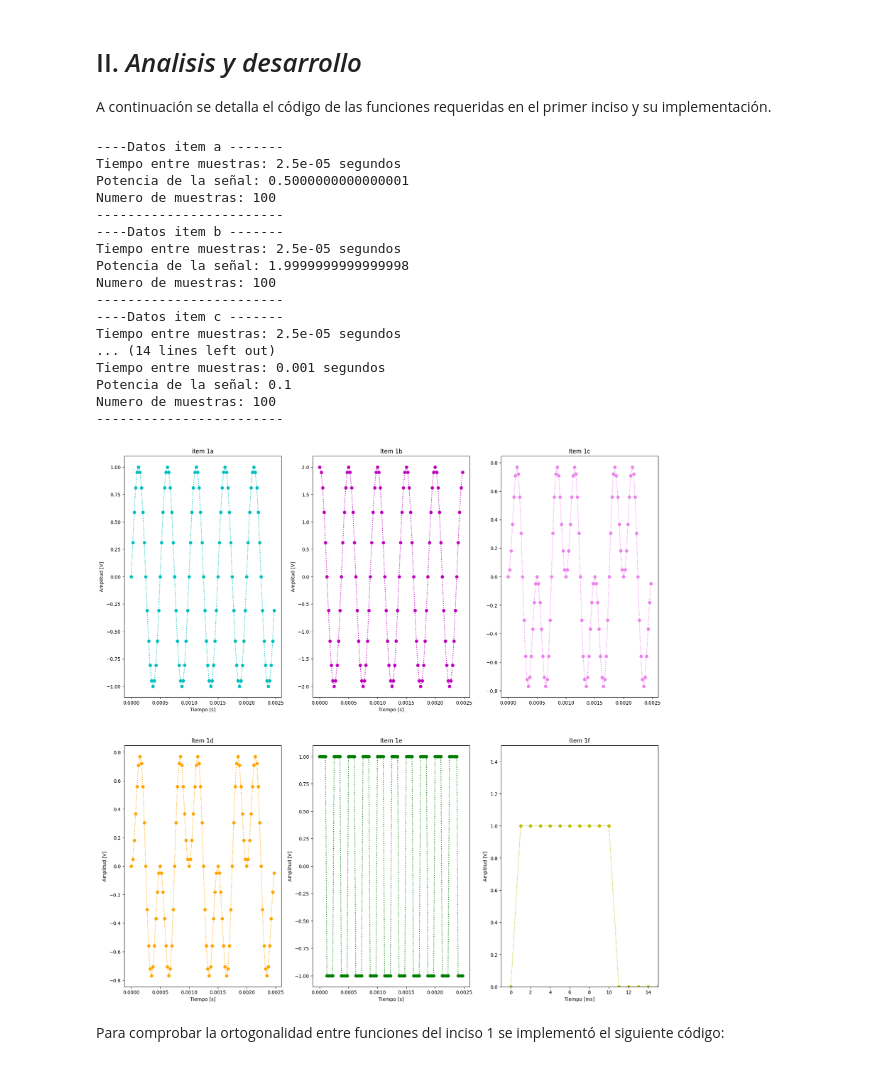
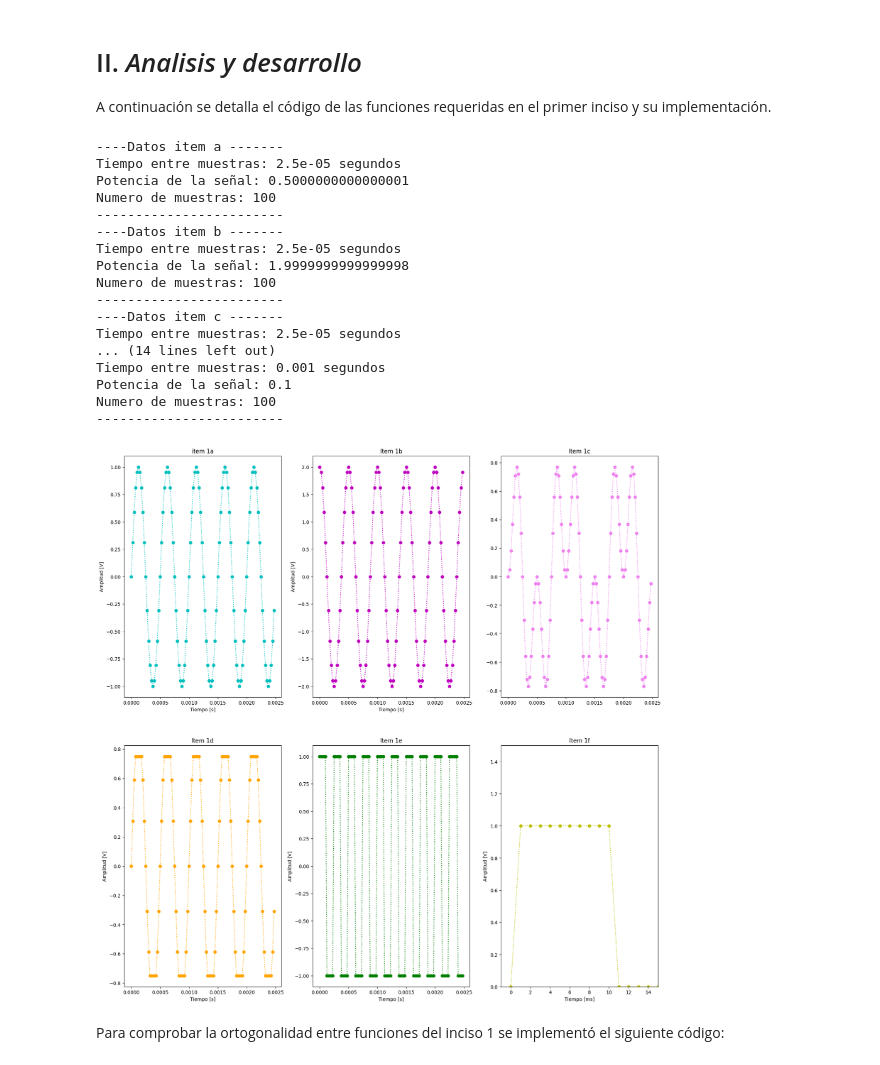
Before and after one commit to LolaPampin07/APS, a Jupyter notebook: TP1 sintesis de senales/_TS1-Síntesis de señales.ipynb, the cells around one changed output. Cells and saved outputs as stored; diff of their text form; code cells hidden in the pictures.

```diff
--- a/TP1 sintesis de senales/_TS1-Síntesis de señales.ipynb
+++ b/TP1 sintesis de senales/_TS1-Síntesis de señales.ipynb
@@ -207,41 +207,41 @@ plt.subplot(2,3,4)
 plt.title('Item 1d')
 plt.xlabel('Tiempo [s]')
 plt.ylabel('Amplitud [V]')
-plt.plot(ttd,fc,'o:', color= 'orange')
+plt.plot(ttd,fd,'o:', color= 'orange')
 
 plt.subplot(2,3,5)
 plt.title('Item 1e')
 plt.xlabel('Tiempo [s]')
 plt.ylabel('Amplitud [V]')
 plt.plot(tte,fe,'o:', color ='green')
 
 plt.subplot(2,3,6)
 plt.title('Item 1f')
 plt.axis([-1,15,0,1.5])
 plt.xlabel('Tiempo [ms]')
 plt.ylabel('Amplitud [V]')
 plt.plot(ff,'o:', color = 'y')
 
 plt.show()
 # %% [output]
 ----Datos item a -------
 Tiempo entre muestras: 2.5e-05 segundos
 Potencia de la señal: 0.5000000000000001
 Numero de muestras: 100
 ------------------------
 ----Datos item b -------
 Tiempo entre muestras: 2.5e-05 segundos
 Potencia de la señal: 1.9999999999999998
 Numero de muestras: 100
 ------------------------
 ----Datos item c -------
 Tiempo entre muestras: 2.5e-05 segundos
 ... (14 lines left out)
 Tiempo entre muestras: 0.001 segundos
 Potencia de la señal: 0.1
 Numero de muestras: 100
 ------------------------
-[figure, old version]
+[figure, new version]
 # %% [markdown]
 Para comprobar la ortogonalidad entre funciones del inciso 1 se implementó el siguiente código:
 # %%
```
Also changed, not shown: parts of 2 cells of this notebook, 1 other file.
